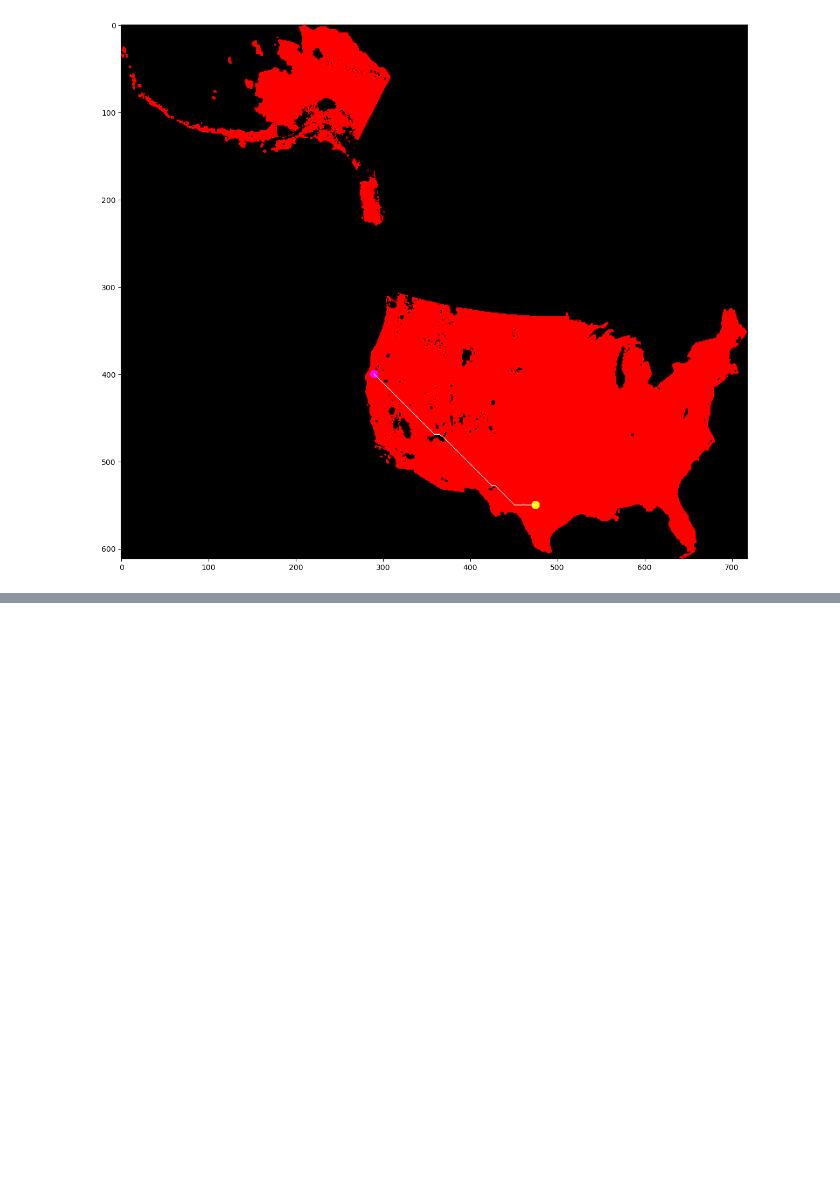
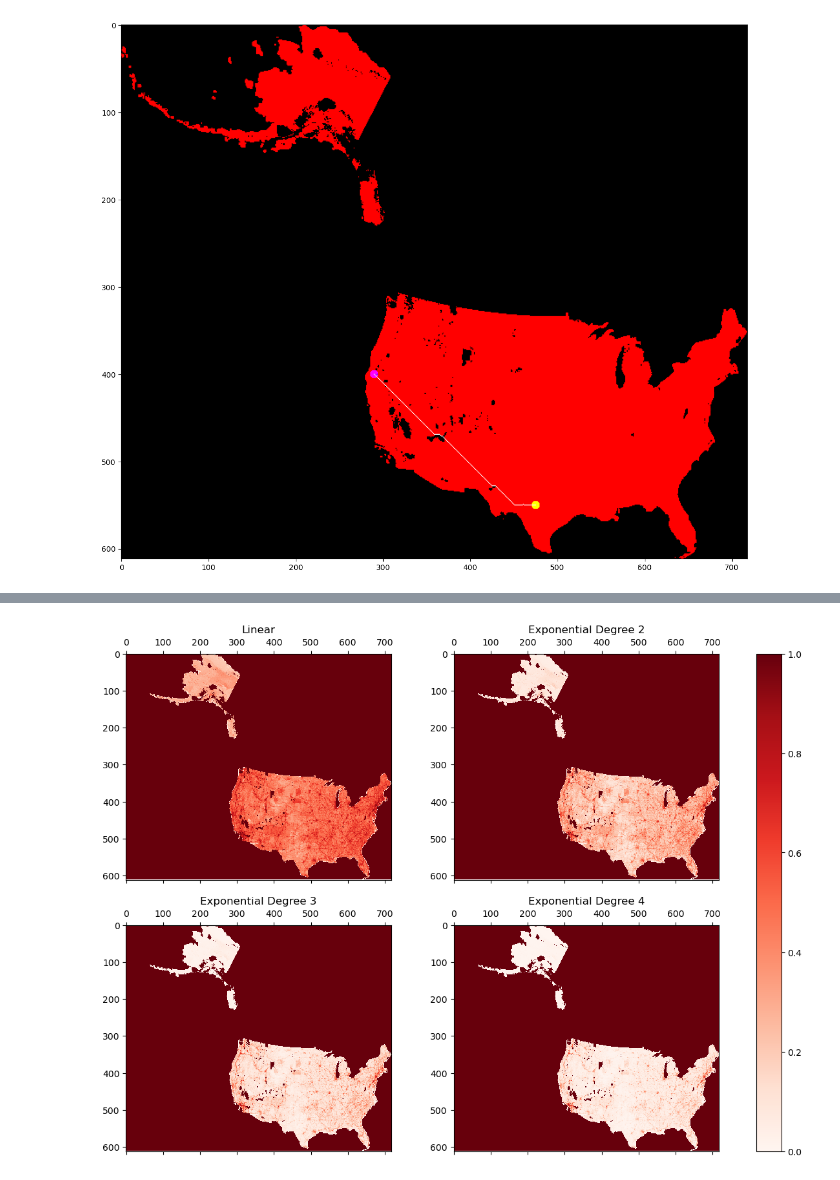
Before and after one commit to NETL-RIC/CO2-Pipeline-Routing-Tool, a Jupyter notebook: Flask/mc-tutorial.ipynb, the cells around one changed output, grey strips where cells are left out. Cells and saved outputs as stored; diff of their text form; code cells hidden in the pictures; blank space fills up the shorter version.

Commit message:
Add exponential cost surface weighting to ML wrapper and updated ML tutorial notebook

```diff
--- a/Flask/mc-tutorial.ipynb
+++ b/Flask/mc-tutorial.ipynb
@@ -434,0 +300,19 @@ path = [
+# %%
+x = np.linspace(0, 1, 100)
+
+fig, ax = plt.subplots(figsize=(8, 5))
+
+ax.set_ylabel('New Cost')
+ax.set_xlabel('Original Cost')
+ax.set_title('Exponential Cost Scaling')
+
+y = normalize(linear(x))
+ax.plot(x, y)
+labels = ['Linear']
+for d in range(2,6):
+    y = normalize(exponential(x, d))
+    ax.plot(x,y)
+    labels.append('Exponential - {}'.format(d))
+
+ax.legend(labels)
+plt.show()
@@ -434,0 +321,21 @@ path = [
+# %%
+raw_raster_path = './cost_surfaces/raw_cost_10km_aea/cost_10km_aea.tif'
+cost_surfaces = []
+
+for i in range(1, 5):
+    cs = CostSurface()
+    cs.process_raster(raw_raster_path, visualize=False, degree=i)
+    cost_surfaces.append(cs)
+
+fig, axes = plt.subplots(nrows=2, ncols=2, figsize=(15,10))
+
+for i, ax in enumerate(axes.flat):
+    im = ax.matshow(cost_surfaces[i].cost, cmap="Reds")
+    title='Linear' if i==0 else 'Exponential Degree {}'.format(i+1)
+    ax.set_title(title)
+
+
+plt.colorbar(im, ax=axes.ravel().tolist())
+plt.show()
+# %% [output]
+[figure, added]
```
Also changed, not shown: parts of 7 cells of this notebook, 1 other file.
